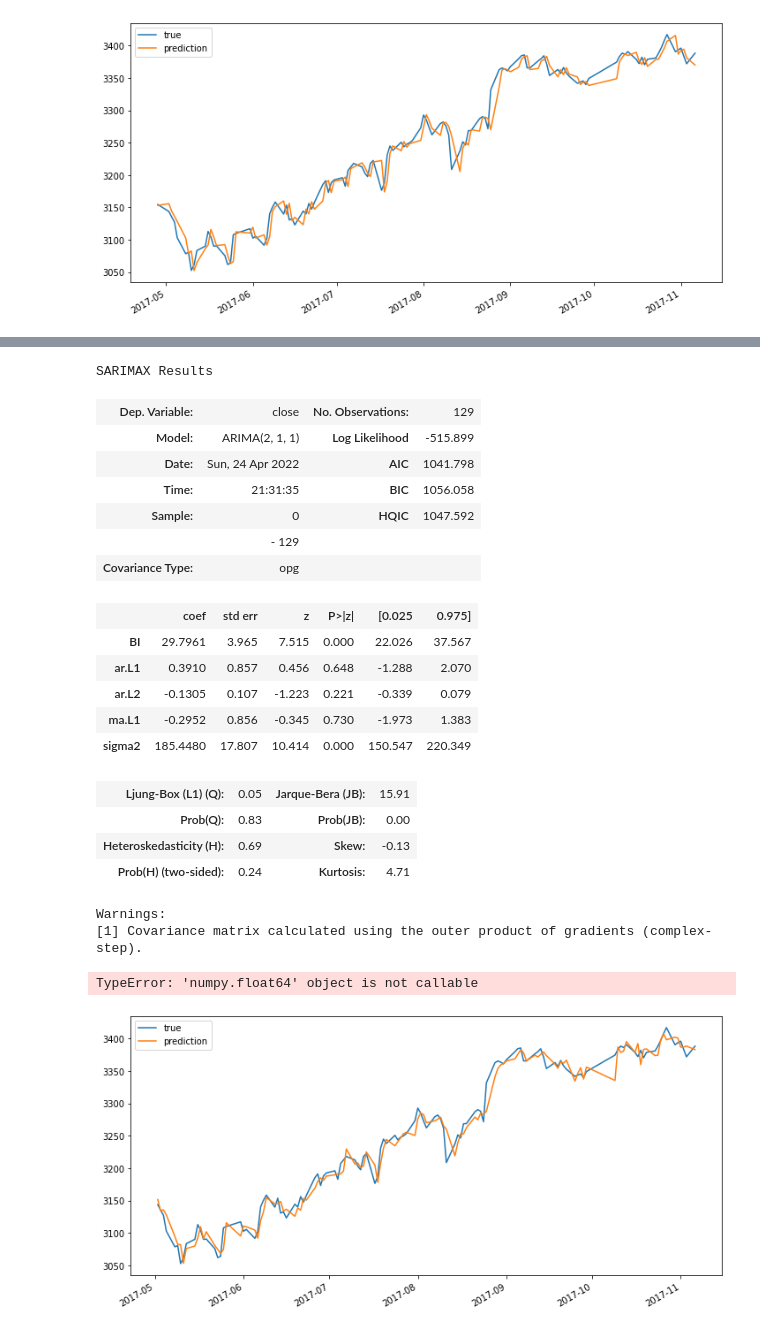
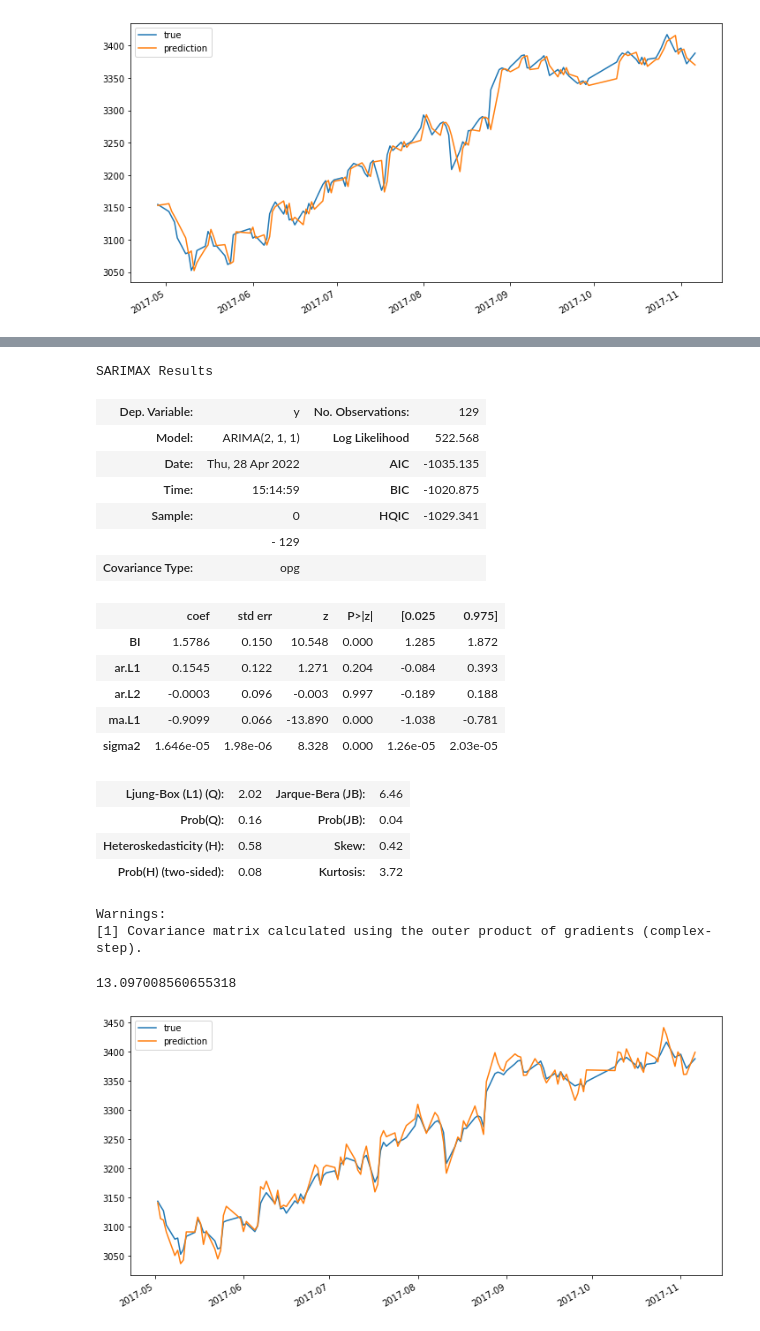
Before and after one commit to Jiaming-Hu/DS4420-Final-Project, a Jupyter notebook: time series.ipynb, the cells around one changed output, grey strips where cells are left out. Drawn from its saved outputs; the diff is of its cells as text; code cells hidden in the pictures.

```diff
--- a/time series.ipynb
+++ b/time series.ipynb
@@ -108,7 +128,7 @@ SARIMAX Results
 Warnings:
 [1] Covariance matrix calculated using the outer product of gradients (complex-step).
 # %%
-def rmse(y_true, y_predict):
+def r_mse(y_true, y_predict):
     assert len(y_true) == len(y_predict), "Length is not equal"
 
     rmse = 0
@@ -132,5 +161,5 @@ print(rmse)
 BI_data = pd.read_csv(r"C:\Users\William Wu\Desktop\DS4420-Final-Project\merged_sentiment_idx.csv")
 BI_data.index = [datetime.fromisoformat(date) for date in BI_data["created_time"]]
 
-BI = BI_data["BI"][close_price.index][1:]
-BI_test  = BI_data["BI"][test.index]
+BI = BI_data["BI"][close_price.index][1:] / 100
+BI_test  = BI_data["BI"][test.index] / 100
@@ -154,36 +192,41 @@ Pearson Corrlation Coefficient: 0.5826787866387625
 # %%
-model = ARIMA(endog=close_price[1:],
+model = ARIMA(endog=price_changes,
               exog=BI,
               order=(2, 1, 1)).fit()
 model.summary()
 # %% [output]
 SARIMAX Results
-| Dep. Variable: | close | No. Observations: | 129 |
-| Model: | ARIMA(2, 1, 1) | Log Likelihood | -515.899 |
-| Date: | Sun, 24 Apr 2022 | AIC | 1041.798 |
-| Time: | 21:31:35 | BIC | 1056.058 |
-| Sample: | 0 | HQIC | 1047.592 |
+| Dep. Variable: | y | No. Observations: | 129 |
+| Model: | ARIMA(2, 1, 1) | Log Likelihood | 522.568 |
+| Date: | Thu, 28 Apr 2022 | AIC | -1035.135 |
+| Time: | 15:14:59 | BIC | -1020.875 |
+| Sample: | 0 | HQIC | -1029.341 |
 |  | - 129 |  |  |
 | Covariance Type: | opg |  |  |
 |  | coef | std err | z | P>|z| | [0.025 | 0.975] |
-| BI | 29.7961 | 3.965 | 7.515 | 0.000 | 22.026 | 37.567 |
-| ar.L1 | 0.3910 | 0.857 | 0.456 | 0.648 | -1.288 | 2.070 |
-| ar.L2 | -0.1305 | 0.107 | -1.223 | 0.221 | -0.339 | 0.079 |
-| ma.L1 | -0.2952 | 0.856 | -0.345 | 0.730 | -1.973 | 1.383 |
-| sigma2 | 185.4480 | 17.807 | 10.414 | 0.000 | 150.547 | 220.349 |
+| BI | 1.5786 | 0.150 | 10.548 | 0.000 | 1.285 | 1.872 |
+| ar.L1 | 0.1545 | 0.122 | 1.271 | 0.204 | -0.084 | 0.393 |
+| ar.L2 | -0.0003 | 0.096 | -0.003 | 0.997 | -0.189 | 0.188 |
+| ma.L1 | -0.9099 | 0.066 | -13.890 | 0.000 | -1.038 | -0.781 |
+| sigma2 | 1.646e-05 | 1.98e-06 | 8.328 | 0.000 | 1.26e-05 | 2.03e-05 |
-| Ljung-Box (L1) (Q): | 0.05 | Jarque-Bera (JB): | 15.91 |
-| Prob(Q): | 0.83 | Prob(JB): | 0.00 |
-| Heteroskedasticity (H): | 0.69 | Skew: | -0.13 |
-| Prob(H) (two-sided): | 0.24 | Kurtosis: | 4.71 |
+| Ljung-Box (L1) (Q): | 2.02 | Jarque-Bera (JB): | 6.46 |
+| Prob(Q): | 0.16 | Prob(JB): | 0.04 |
+| Heteroskedasticity (H): | 0.58 | Skew: | 0.42 |
+| Prob(H) (two-sided): | 0.08 | Kurtosis: | 3.72 |
 Warnings:
 [1] Covariance matrix calculated using the outer product of gradients (complex-step).
+# %%
+def inverse_difference(last_ob, value):
+    return (1 + value) * last_ob
 # %%
 close_price[2:].plot(figsize=(12, 6), label="true")
-model.predict()[1:].plot(label="prediction")
+
+plt.plot(close_price[2:].index,
+        [inverse_difference(close_price[2:][i], model.predict()[1:][i]) for i in range(len(close_price[2:]))], label="prediction")
 plt.legend()
 
-rmse = rmse(close_price[2:], model.predict()[1:])
+rmse = r_mse(close_price[2:], [inverse_difference(close_price[2:][i], model.predict()[1:][i]) for i in range(len(close_price[2:]))])
 print(rmse)
 # %% [output]
-TypeError: 'numpy.float64' object is not callable
+13.097008560655318
-[figure, old version]
+[figure, new version]
```
Also changed, not shown: parts of 31 cells of this notebook.
